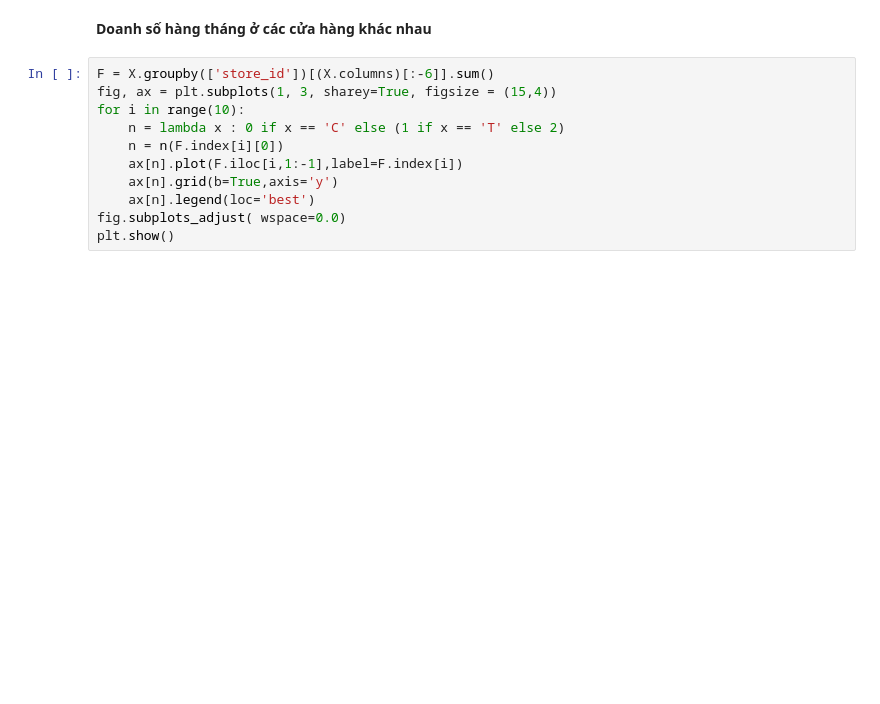
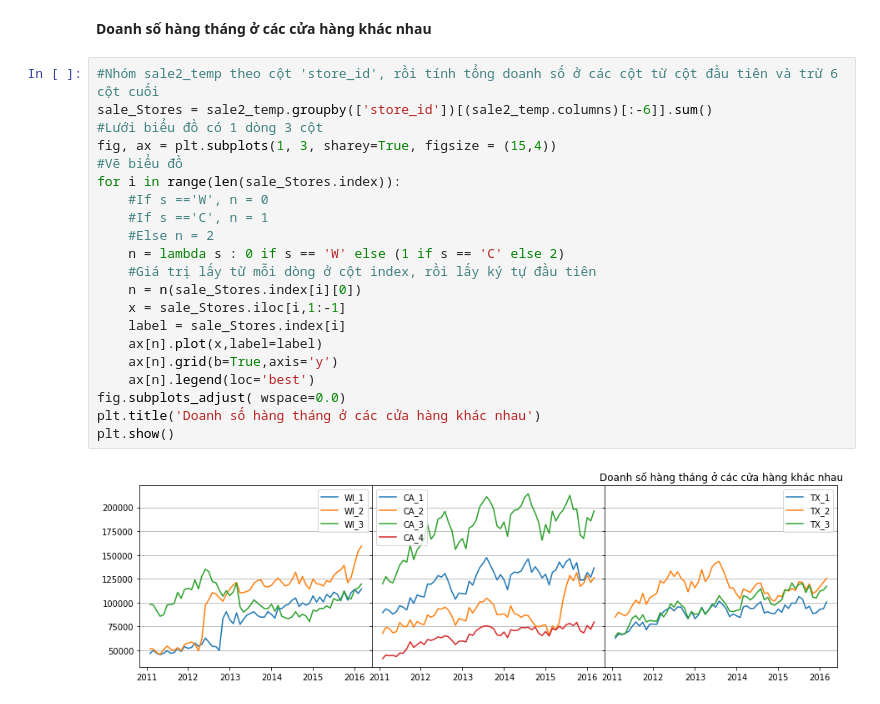
Before and after one commit to HienNguyenMinh/PythonAssignment, a Jupyter notebook: BaiTap2.ipynb, the cells around one changed output. Saved outputs shown, nothing was run; the diff lists cells and outputs as text; blank space fills up the shorter version.

```diff
--- a/BaiTap2.ipynb
+++ b/BaiTap2.ipynb
@@ -216,13 +218,25 @@ plt.show()
 # %% [markdown]
 **Doanh số hàng tháng ở các cửa hàng khác nhau**
 # %%
-F = X.groupby(['store_id'])[(X.columns)[:-6]].sum()
+#Nhóm sale2_temp theo cột 'store_id', rồi tính tổng doanh số ở các cột từ cột đầu tiên và trừ 6 cột cuối
+sale_Stores = sale2_temp.groupby(['store_id'])[(sale2_temp.columns)[:-6]].sum()
+#Lưới biểu đồ có 1 dòng 3 cột
 fig, ax = plt.subplots(1, 3, sharey=True, figsize = (15,4))
-for i in range(10):
-    n = lambda x : 0 if x == 'C' else (1 if x == 'T' else 2)
-    n = n(F.index[i][0])
-    ax[n].plot(F.iloc[i,1:-1],label=F.index[i])
+#Vẽ biểu đồ
+for i in range(len(sale_Stores.index)):
+    #If s =='W', n = 0
+    #If s =='C', n = 1
+    #Else n = 2
+    n = lambda s : 0 if s == 'W' else (1 if s == 'C' else 2)
+    #Giá trị lấy từ mỗi dòng ở cột index, rồi lấy ký tự đầu tiên
+    n = n(sale_Stores.index[i][0])
+    x = sale_Stores.iloc[i,1:-1]
+    label = sale_Stores.index[i]
+    ax[n].plot(x,label=label)
     ax[n].grid(b=True,axis='y')
     ax[n].legend(loc='best')
 fig.subplots_adjust( wspace=0.0)
+plt.title('Doanh số hàng tháng ở các cửa hàng khác nhau')
 plt.show()
+# %% [output]
+[figure, added]
```
Also changed, not shown: parts of 21 cells of this notebook.
